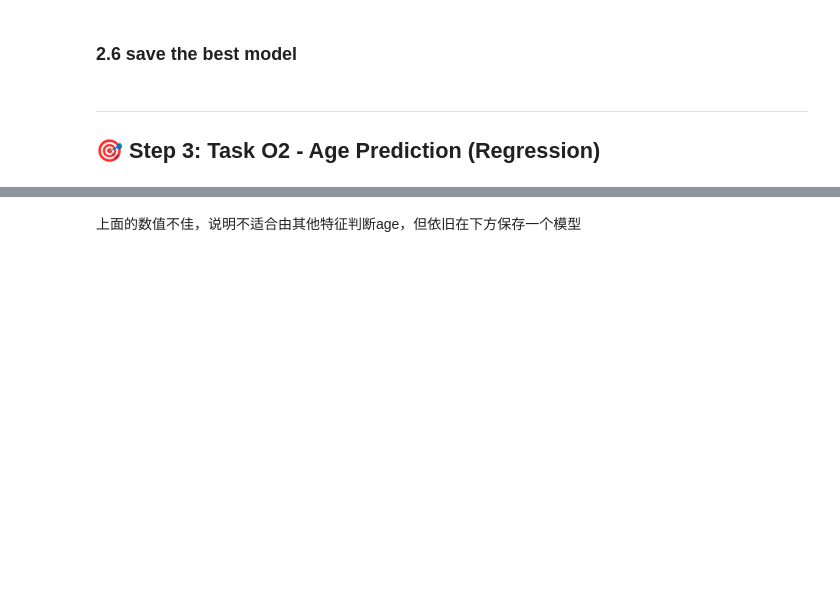
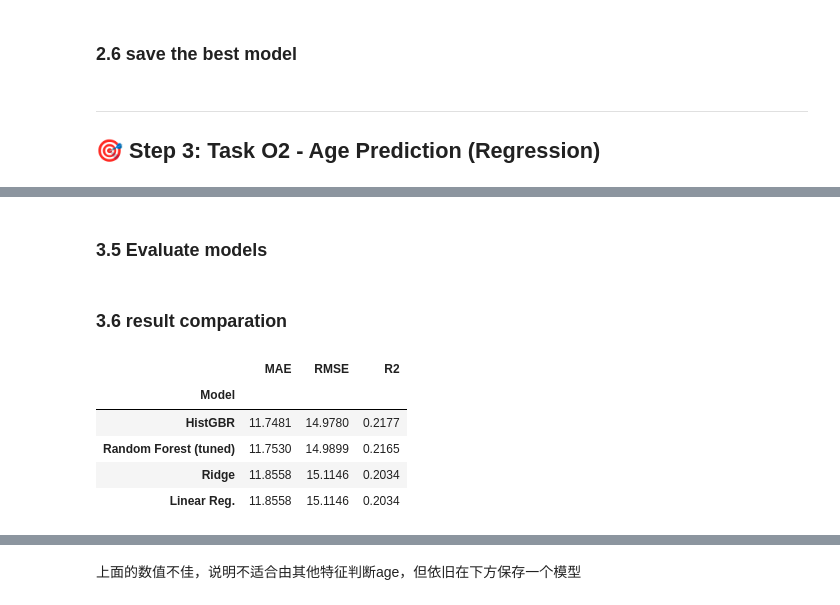
Before and after one commit to lixuanan2/EC-covid19-project, a Jupyter notebook: notebooks/main_version.ipynb, the cells around one changed output, grey strips where cells are left out. Drawn from its saved outputs; the diff is of its cells as text; code cells hidden in the pictures; blank space fills up the shorter version.

```diff
--- a/notebooks/main_version.ipynb
+++ b/notebooks/main_version.ipynb
@@ -841,0 +633,10 @@ Pearson Correlation: 0.2662
+# %%
+param_grid_rf = {
+    "reg__n_estimators": [200, 500],
+    "reg__max_depth": [None, 10, 20]
+}
+grid_rf = GridSearchCV(pipe_rf, param_grid_rf, cv=5,
+                       scoring='neg_mean_absolute_error',
+                       n_jobs=-1).fit(X_train, y_train)
+
+best_rf = grid_rf.best_estimator_
@@ -841,0 +659,38 @@ Pearson Correlation: 0.2662
+# %% [markdown]
+### 3.5 Evaluate models
+# %%
+def eval_reg(model, name):
+    pred = model.predict(X_val)
+    return {
+        "Model": name,
+        "MAE":  mean_absolute_error(y_val, pred),
+        "RMSE": np.sqrt(mean_squared_error(y_val, pred)),
+        "R2":   r2_score(y_val, pred)
+    }
+
+def evaluate_regression_model(model, Xv, yv, name="Model"):
+    pred = model.predict(Xv)
+    mae = mean_absolute_error(yv, pred)
+    rmse = np.sqrt(mean_squared_error(yv, pred))
+    r2  = r2_score(yv, pred)
+    p_corr, _ = pearsonr(yv, pred)
+    print(f"\n📊 {name}")
+    print(f"MAE : {mae:.2f} | RMSE : {rmse:.2f} | R² : {r2:.4f} | Pearson : {p_corr:.4f}")
+# %% [markdown]
+### 3.6 result comparation
+# %%
+results = pd.DataFrame([
+    eval_reg(pipe_gb,  "HistGBR"),
+    eval_reg(best_rf,  "Random Forest (tuned)"),
+    eval_reg(pipe_ridge, "Ridge"),
+    eval_reg(pipe_lr,  "Linear Reg.")
+]).set_index("Model").round(4)
+
+display(results)
+# %% [output]
+|  | MAE | RMSE | R2 |
+| Model |  |  |  |
+| HistGBR | 11.7481 | 14.9780 | 0.2177 |
+| Random Forest (tuned) | 11.7530 | 14.9899 | 0.2165 |
+| Ridge | 11.8558 | 15.1146 | 0.2034 |
+| Linear Reg. | 11.8558 | 15.1146 | 0.2034 |
```
Also changed, not shown: parts of 82 cells of this notebook, 4 other files.
